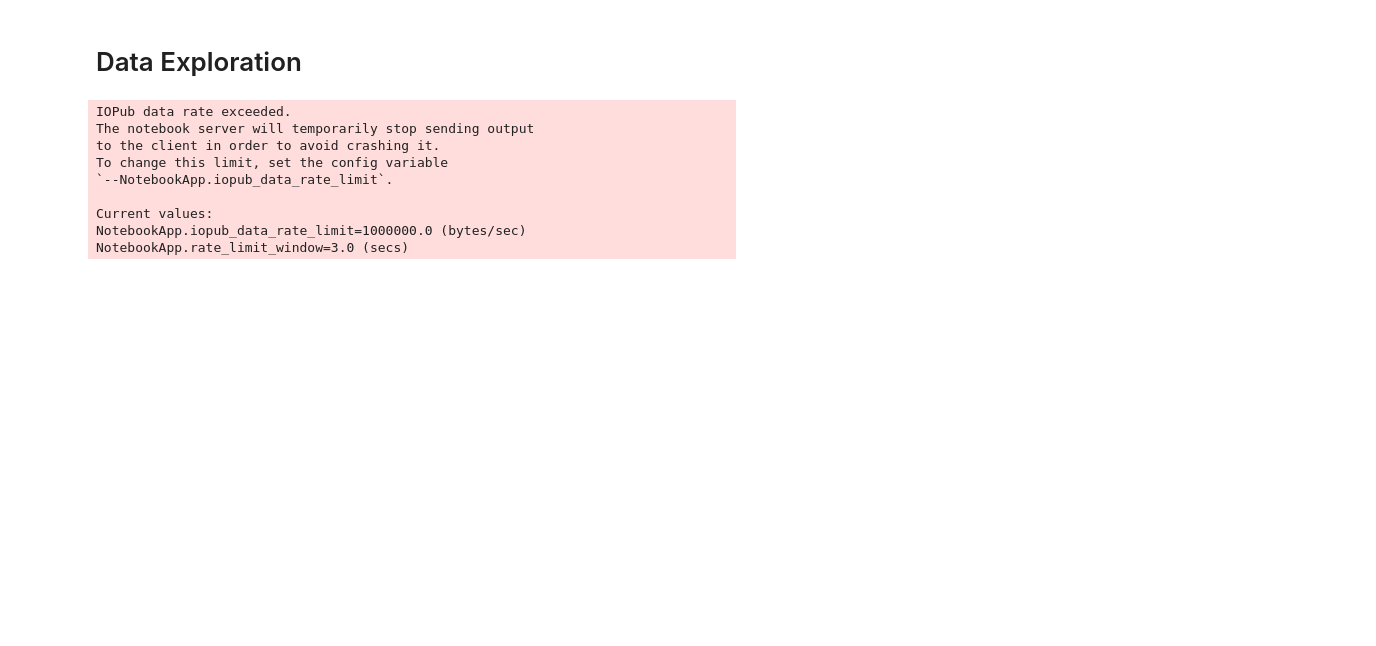
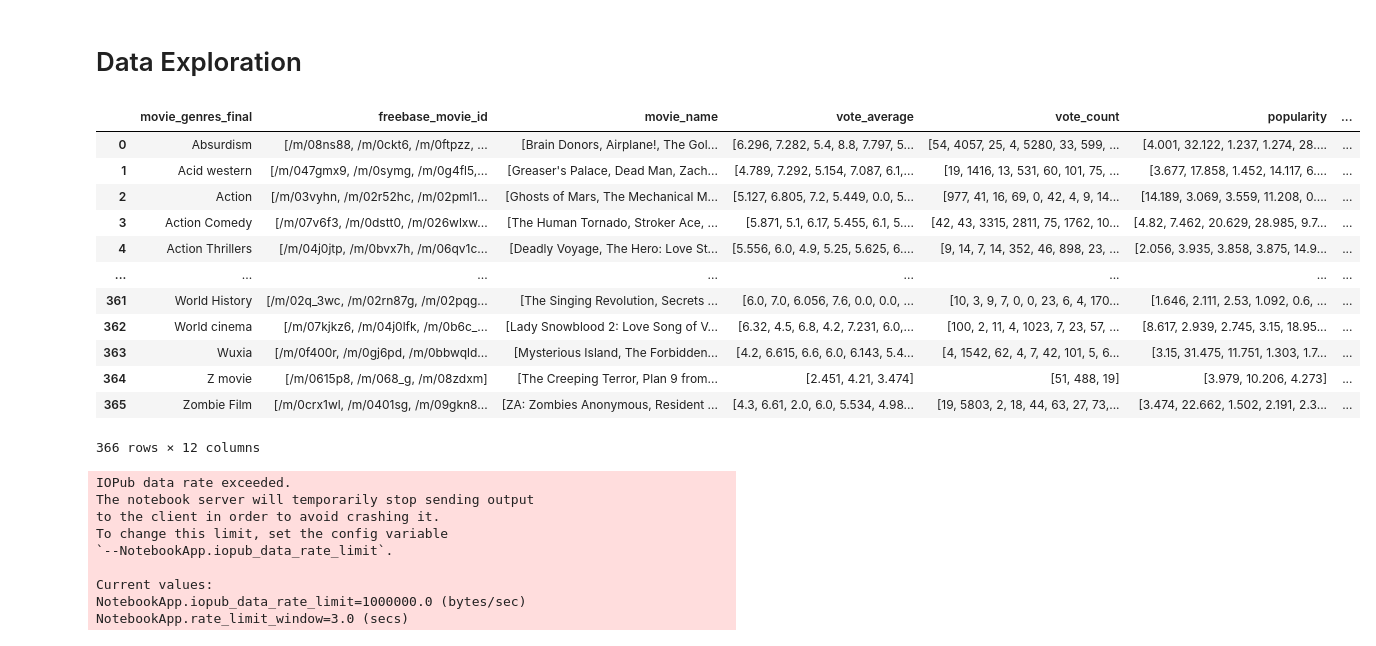
Before and after one commit to epfl-ada/ada-2024-project-gear5, a Jupyter notebook: data_exploration.ipynb, the cells around one changed output. Cells and saved outputs as stored; diff of their text form; code cells hidden in the pictures; blank space fills up the shorter version.

```diff
--- a/data_exploration.ipynb
+++ b/data_exploration.ipynb
@@ -588,6 +588,30 @@ import pandas as pd
 from matplotlib import pyplot as plt
 # %%
 filtered_final_data = pd.read_pickle('./data/Three_Datasets_Combined.pkl')
+# %%
+#Ensure that the genres column contains a list
+filtered_final_data['movie_genres_final'] = filtered_final_data['movie_genres_final'].apply(lambda x: x.split(', ') if isinstance(x, str) else x)
+
+#Use explode to separate the genres
+df_genres = filtered_final_data.explode('movie_genres_final')
+
+#Group by the genres and in the columns we have list of corresponding attributes
+grouped_by_genre = df_genres.groupby('movie_genres_final').agg(list).reset_index()
+grouped_by_genre
+# %% [output]
+|  | movie_genres_final | freebase_movie_id | movie_name | vote_average | vote_count | popularity | ... |
+| 0 | Absurdism | [/m/08ns88, /m/0ckt6, /m/0ftpzz, ... | [Brain Donors, Airplane!, The Gol... | [6.296, 7.282, 5.4, 8.8, 7.797, 5... | [54, 4057, 25, 4, 5280, 33, 599, ... | [4.001, 32.122, 1.237, 1.274, 28.... | ... |
+| 1 | Acid western | [/m/047gmx9, /m/0symg, /m/0g4fl5,... | [Greaser's Palace, Dead Man, Zach... | [4.789, 7.292, 5.154, 7.087, 6.1,... | [19, 1416, 13, 531, 60, 101, 75, ... | [3.677, 17.858, 1.452, 14.117, 6.... | ... |
+| 2 | Action | [/m/03vyhn, /m/02r52hc, /m/02pml1... | [Ghosts of Mars, The Mechanical M... | [5.127, 6.805, 7.2, 5.449, 0.0, 5... | [977, 41, 16, 69, 0, 42, 4, 9, 14... | [14.189, 3.069, 3.559, 11.208, 0.... | ... |
+| 3 | Action Comedy | [/m/07v6f3, /m/0dstt0, /m/026wlxw... | [The Human Tornado, Stroker Ace, ... | [5.871, 5.1, 6.17, 5.455, 6.1, 5.... | [42, 43, 3315, 2811, 75, 1762, 10... | [4.82, 7.462, 20.629, 28.985, 9.7... | ... |
+| 4 | Action Thrillers | [/m/04j0jtp, /m/0bvx7h, /m/06qv1c... | [Deadly Voyage, The Hero: Love St... | [5.556, 6.0, 4.9, 5.25, 5.625, 6.... | [9, 14, 7, 14, 352, 46, 898, 23, ... | [2.056, 3.935, 3.858, 3.875, 14.9... | ... |
+| ... | ... | ... | ... | ... | ... | ... | ... |
+| 361 | World History | [/m/02q_3wc, /m/02rn87g, /m/02pqg... | [The Singing Revolution, Secrets ... | [6.0, 7.0, 6.056, 7.6, 0.0, 0.0, ... | [10, 3, 9, 7, 0, 0, 23, 6, 4, 170... | [1.646, 2.111, 2.53, 1.092, 0.6, ... | ... |
+| 362 | World cinema | [/m/07kjkz6, /m/04j0lfk, /m/0b6c_... | [Lady Snowblood 2: Love Song of V... | [6.32, 4.5, 6.8, 4.2, 7.231, 6.0,... | [100, 2, 11, 4, 1023, 7, 23, 57, ... | [8.617, 2.939, 2.745, 3.15, 18.95... | ... |
+| 363 | Wuxia | [/m/0f400r, /m/0gj6pd, /m/0bbwqld... | [Mysterious Island, The Forbidden... | [4.2, 6.615, 6.6, 6.0, 6.143, 5.4... | [4, 1542, 62, 4, 7, 42, 101, 5, 6... | [3.15, 31.475, 11.751, 1.303, 1.7... | ... |
+| 364 | Z movie | [/m/0615p8, /m/068_g, /m/08zdxm] | [The Creeping Terror, Plan 9 from... | [2.451, 4.21, 3.474] | [51, 488, 19] | [3.979, 10.206, 4.273] | ... |
+| 365 | Zombie Film | [/m/0crx1wl, /m/0401sg, /m/09gkn8... | [ZA: Zombies Anonymous, Resident ... | [4.3, 6.61, 2.0, 6.0, 5.534, 4.98... | [19, 5803, 2, 18, 44, 63, 27, 73,... | [3.474, 22.662, 1.502, 2.191, 2.3... | ... |
+366 rows × 12 columns
 # %%
 # Let's get all the genres of every movie to count the number of movies in each genre
 filtered_final_data['movie_genres_final'] = filtered_final_data['movie_genres_final'].apply(lambda x: x.split(', ') if isinstance(x, str) else [])
```
Also changed, not shown: parts of 1 cell of this notebook.
